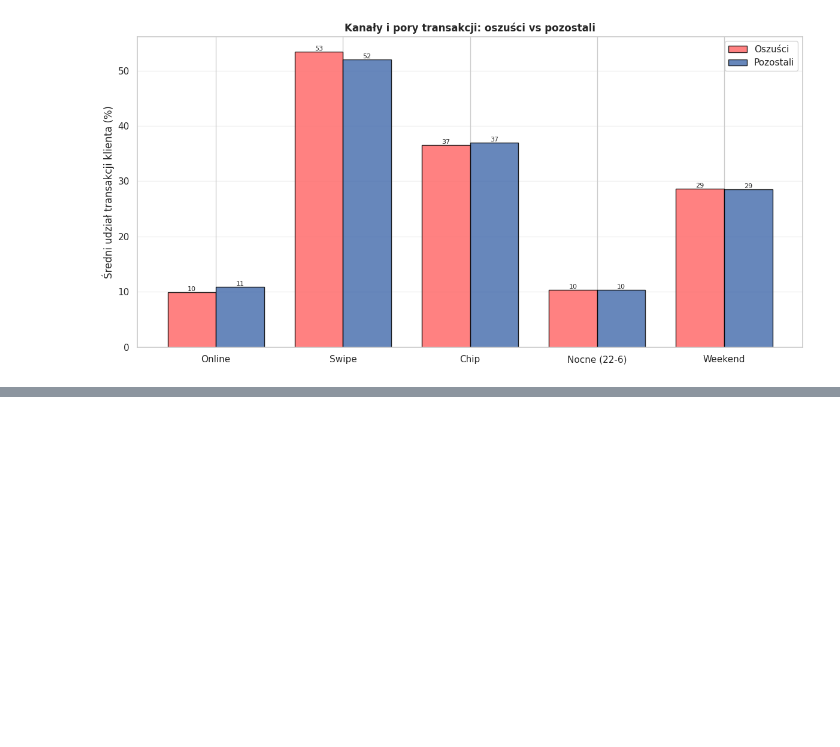
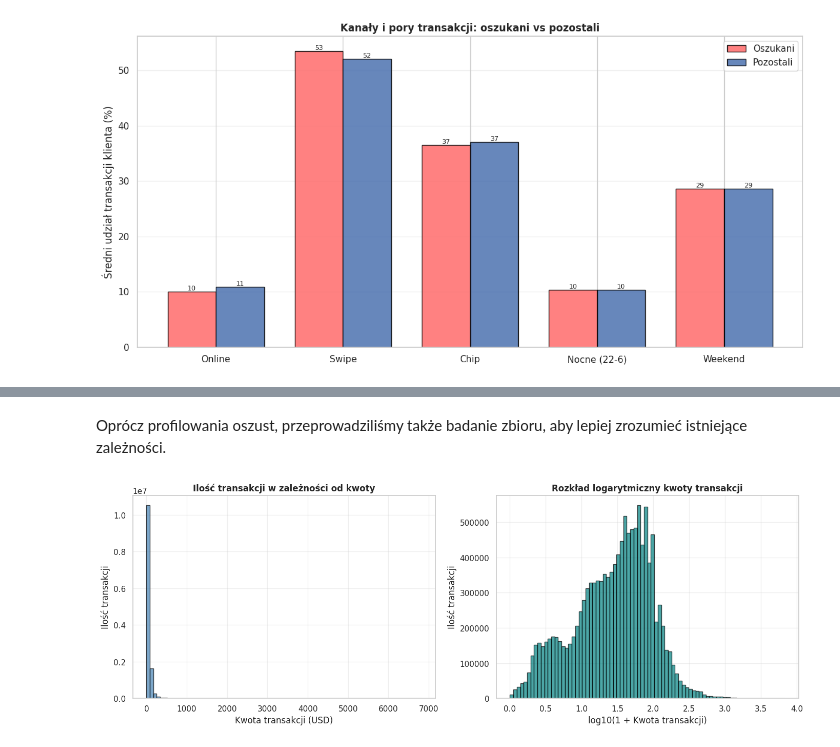
Before and after one commit to rrubaszek/TransactionDatasetAnalysis, a Jupyter notebook: notebooks/00-presentation.ipynb, the cells around one changed output, grey strips where cells are left out. Drawn from its saved outputs; the diff is of its cells as text; code cells hidden in the pictures; blank space fills up the shorter version.

Commit message:
fixed plots titles, added my part of presentation

```diff
--- a/notebooks/00-presentation.ipynb
+++ b/notebooks/00-presentation.ipynb
@@ -227,0 +258,6 @@ analysis.plot_graph(plot_fraud_frequent_age, profile, top_frac=0.1)
+# %% [markdown]
+Oprócz profilowania oszust, przeprowadziliśmy także badanie zbioru, aby lepiej zrozumieć istniejące zależności.
+# %%
+analysis.plot_graph(plot_amount_distribution, analysis.transactions)
+# %% [output]
+[figure, added]
```
Also changed, not shown: parts of 43 cells of this notebook, 1 other file.
